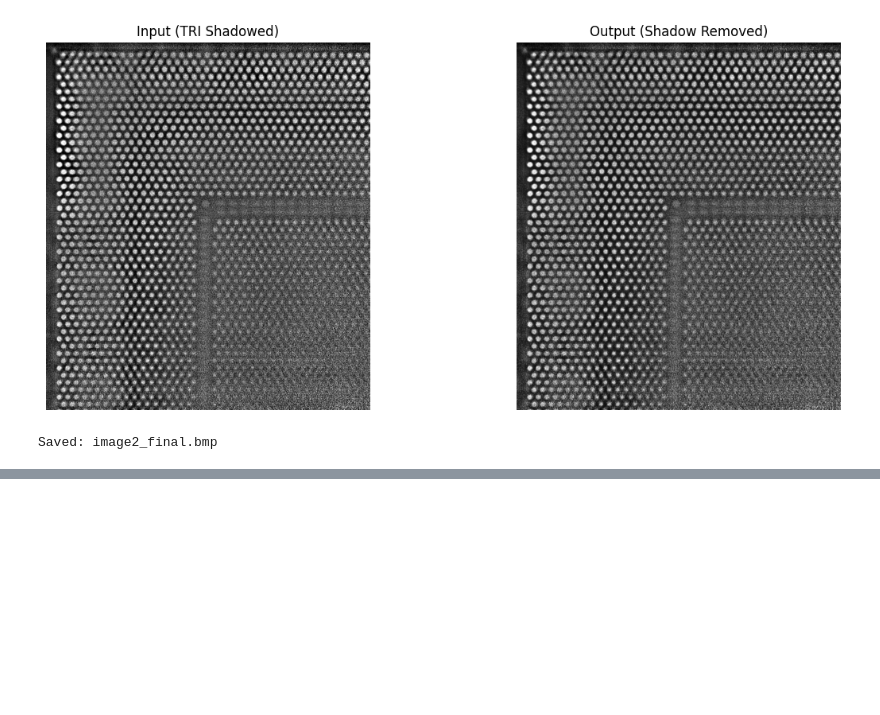
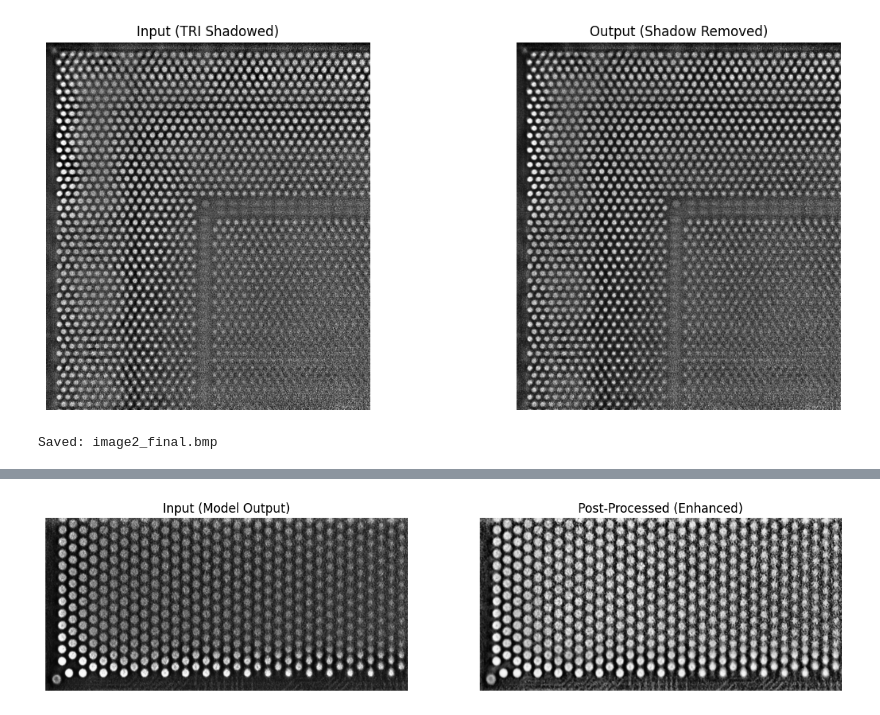
Before and after one commit to AryanArvind4/Shadow-Removal, a Jupyter notebook: shadow_removal_3phase_training.ipynb, the cells around one changed output, grey strips where cells are left out. Drawn from its saved outputs; the diff is of its cells as text; code cells hidden in the pictures; blank space fills up the shorter version.

```diff
--- a/shadow_removal_3phase_training.ipynb
+++ b/shadow_removal_3phase_training.ipynb
@@ -1168,0 +1296,83 @@ Saved: image2_final.bmp
+# %%
+import cv2
+import numpy as np
+import matplotlib.pyplot as plt
+import os
+
+# -----------------------------
+# Core post-processing function
+# -----------------------------
+def enhance_solder_xray(img):
+    """
+    img: grayscale uint8 image (0–255)
+    returns: enhanced uint8 image
+    """
+
+    # --- 1. Illumination correction (Top-hat) ---
+    kernel_bg = cv2.getStructuringElement(cv2.MORPH_ELLIPSE, (61, 61))
+    background = cv2.morphologyEx(img, cv2.MORPH_OPEN, kernel_bg)
+    illum_corrected = cv2.subtract(img, background)
+
+    # --- 2. Contrast enhancement (CLAHE) ---
+    clahe = cv2.createCLAHE(
+        clipLimit=2.5,
+        tileGridSize=(8, 8)
+    )
+    contrast = clahe.apply(illum_corrected)
+
+    # --- 3. Edge-preserving smoothing ---
+    smooth = cv2.bilateralFilter(
+        contrast,
+        d=7,
+        sigmaColor=40,
+        sigmaSpace=7
+    )
+
+    # --- 4. Morphological cleanup ---
+    kernel_clean = cv2.getStructuringElement(cv2.MORPH_ELLIPSE, (3, 3))
+    clean = cv2.morphologyEx(smooth, cv2.MORPH_CLOSE, kernel_clean, iterations=1)
+    clean = cv2.morphologyEx(clean, cv2.MORPH_OPEN, kernel_clean, iterations=1)
+
+    # --- 5. Mild sharpening (unsharp mask) ---
+    blur = cv2.GaussianBlur(clean, (0, 0), sigmaX=1.0)
+    sharp = cv2.addWeighted(clean, 1.15, blur, -0.15, 0)
+
+    return sharp
+
+
+# -----------------------------
+# Run on TRI images
+# -----------------------------
+tri_images = [
+    r"C:\Users\User\OneDrive\Documents\Shadow Removal\image1_final.jpeg",
+    r"C:\Users\User\OneDrive\Documents\Shadow Removal\image2_final.bmp",
+
+]
+
+for img_path in tri_images:
+    img = cv2.imread(img_path, cv2.IMREAD_GRAYSCALE)
+    if img is None:
+        print(f"Failed to load {img_path}")
+        continue
+
+    out = enhance_solder_xray(img)
+
+    # Display
+    plt.figure(figsize=(14, 6))
+    plt.subplot(1, 2, 1)
+    plt.title("Input (Model Output)")
+    plt.imshow(img, cmap="gray")
+    plt.axis("off")
+
+    plt.subplot(1, 2, 2)
+    plt.title("Post-Processed (Enhanced)")
+    plt.imshow(out, cmap="gray")
+    plt.axis("off")
+    plt.show()
+
+    # Save
+    save_name = os.path.basename(img_path).replace(".", "_postproc.")
+    cv2.imwrite(save_name, out)
+    print("Saved:", save_name)
+# %% [output]
+[figure, added]
```
Also changed, not shown: parts of 5 cells of this notebook.
